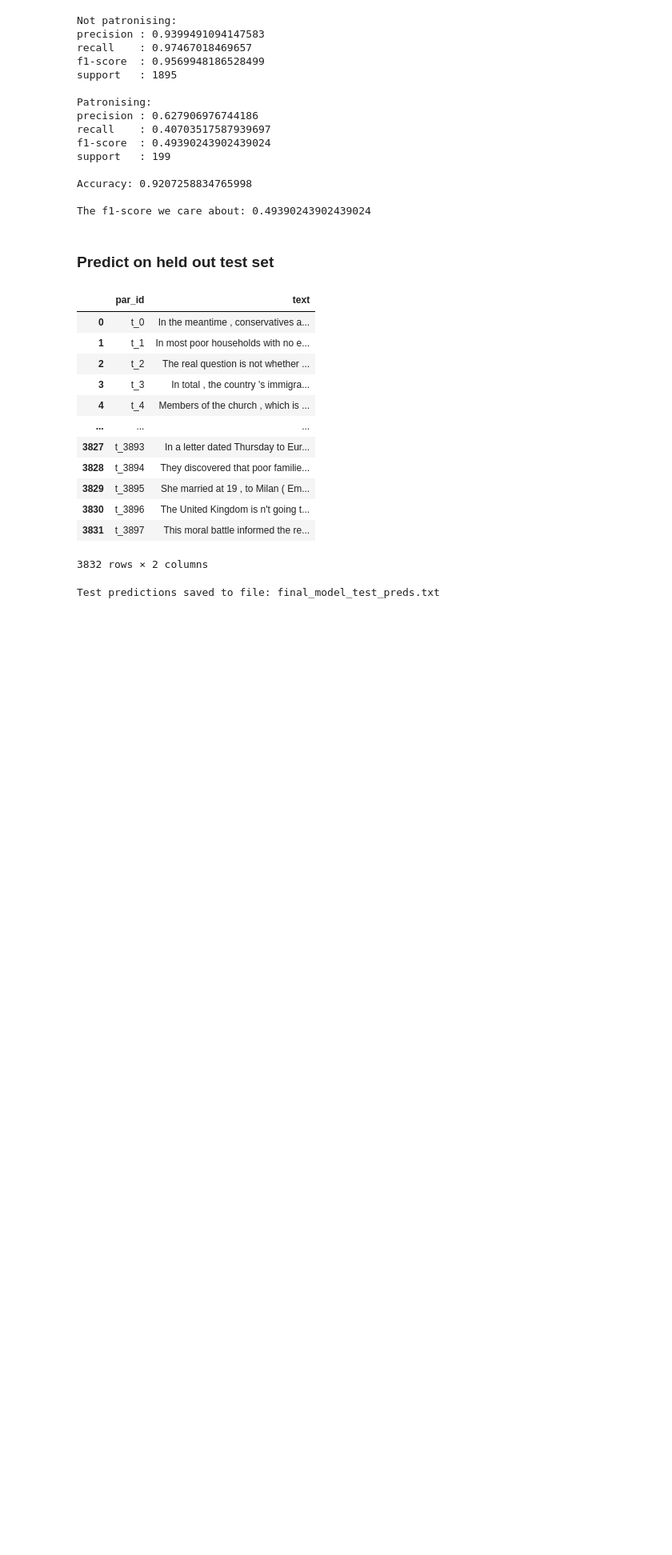
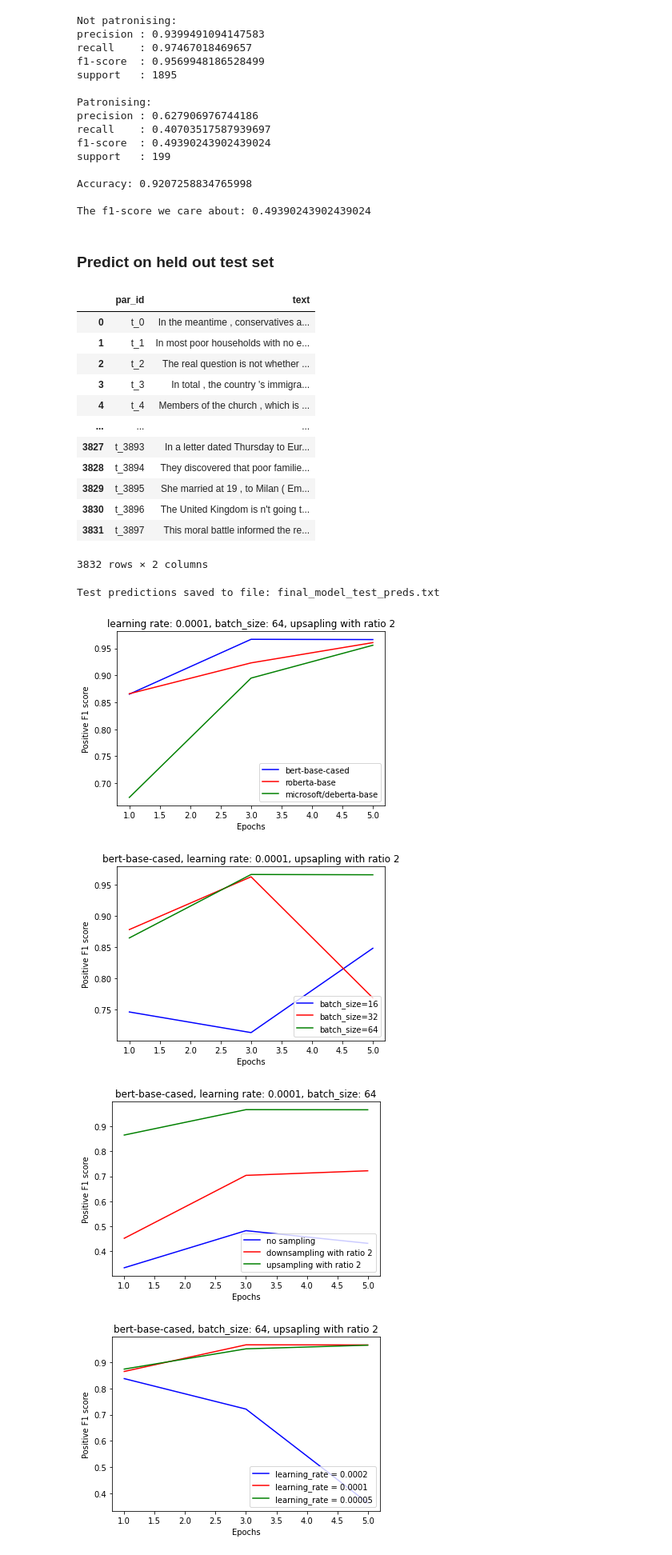
Before and after one commit to Lordkpaj/NLP-Coursework, a Jupyter notebook: solution.ipynb, the cells around one changed output. Shown at 80% size. Saved outputs shown, nothing was run; the diff lists cells and outputs as text; code cells hidden in the pictures; blank space fills up the shorter version.

```diff
--- a/solution.ipynb
+++ b/solution.ipynb
@@ -619,3 +578,79 @@ save_predictions_to_file(test_preds, test_preds_filename)
 print("Test predictions saved to file:", test_preds_filename)
 # %% [output]
 Test predictions saved to file: final_model_test_preds.txt
+# %%
+import matplotlib.pyplot as plt
+
+epoch_options = [1, 3, 5]
+
+plt.ylabel('Positive F1 score')
+plt.xlabel('Epochs')
+plt.title(f"learning rate: {optimal_hyperparams['learning_rate'].item()}, batch_size: {optimal_hyperparams['batch_size'].item()}, upsapling with ratio {optimal_hyperparams['sampling_ratio'].item()}")
+asd = reports[reports['learning_rate']==optimal_hyperparams['learning_rate'].item()] \
+             [reports['batch_size']==optimal_hyperparams['batch_size'].item()] \
+             [reports['sampling']==optimal_hyperparams['sampling'].item()] \
+             [reports['sampling_ratio']==optimal_hyperparams['sampling_ratio'].item()] \
+             ['pos_f1-score']
+asd1 = list(asd[reports['pretrained_model_name']=='bert-base-cased'])
+asd2 = list(asd[reports['pretrained_model_name']=='roberta-base'])
+asd3 = list(asd[reports['pretrained_model_name']=='microsoft/deberta-base'])
+plt.plot(epoch_options, asd1, 'b', label='bert-base-cased')
+plt.plot(epoch_options, asd2, 'r', label='roberta-base')
+plt.plot(epoch_options, asd3, 'g', label='microsoft/deberta-base')
+plt.legend(loc='lower right')
+plt.show()
+
+plt.ylabel('Positive F1 score')
+plt.xlabel('Epochs')
+plt.title(f"{optimal_hyperparams['pretrained_model_name'].item()}, learning rate: {optimal_hyperparams['learning_rate'].item()}, upsapling with ratio {optimal_hyperparams['sampling_ratio'].item()}")
+asd = reports[reports['learning_rate']==optimal_hyperparams['learning_rate'].item()] \
+             [reports['pretrained_model_name']==optimal_hyperparams['pretrained_model_name'].item()] \
+             [reports['sampling']==optimal_hyperparams['sampling'].item()] \
+             [reports['sampling_ratio']==optimal_hyperparams['sampling_ratio'].item()] \
+             ['pos_f1-score']
+asd1 = list(asd[reports['batch_size']==16])
+asd2 = list(asd[reports['batch_size']==32])
+asd3 = list(asd[reports['batch_size']==64])
+plt.plot(epoch_options, asd1, 'b', label='batch_size=16')
+plt.plot(epoch_options, asd2, 'r', label='batch_size=32')
+plt.plot(epoch_options, asd3, 'g', label='batch_size=64')
+plt.legend(loc='lower right')
+plt.show()
+
+plt.ylabel('Positive F1 score')
+plt.xlabel('Epochs')
+plt.title(f"{optimal_hyperparams['pretrained_model_name'].item()}, learning rate: {optimal_hyperparams['learning_rate'].item()}, batch_size: {optimal_hyperparams['batch_size'].item()}")
+asd = reports[reports['learning_rate']==optimal_hyperparams['learning_rate'].item()] \
+             [reports['batch_size']==optimal_hyperparams['batch_size'].item()] \
+             [reports['pretrained_model_name']==optimal_hyperparams['pretrained_model_name'].item()] \
+             ['pos_f1-score']
+asd1 = list(asd[reports['sampling']==0])
+asd2 = list(asd[reports['sampling']==1])
+asd3 = list(asd[reports['sampling']==2])
+plt.plot(epoch_options, asd1, 'b', label='no sampling')
+plt.plot(epoch_options, asd2, 'r', label='downsampling with ratio 2')
+plt.plot(epoch_options, asd3, 'g', label='upsampling with ratio 2')
+plt.legend(loc='lower right')
+plt.show()
+
+plt.ylabel('Positive F1 score')
+plt.xlabel('Epochs')
+plt.title(f"{optimal_hyperparams['pretrained_model_name'].item()}, batch_size: {optimal_hyperparams['batch_size'].item()}, upsapling with ratio {optimal_hyperparams['sampling_ratio'].item()}")
+asd = reports[reports['batch_size']==optimal_hyperparams['batch_size'].item()] \
+             [reports['pretrained_model_name']==optimal_hyperparams['pretrained_model_name'].item()] \
+             [reports['sampling']==optimal_hyperparams['sampling'].item()] \
+             [reports['sampling_ratio']==optimal_hyperparams['sampling_ratio'].item()] \
+             ['pos_f1-score']
+asd1 = list(asd[reports['learning_rate']==0.0002])
+asd2 = list(asd[reports['learning_rate']==0.0001])
+asd3 = list(asd[reports['learning_rate']==0.00005])
+plt.plot(epoch_options, asd1, 'b', label='learning_rate = 0.0002')
+plt.plot(epoch_options, asd2, 'r', label='learning_rate = 0.0001')
+plt.plot(epoch_options, asd3, 'g', label='learning_rate = 0.00005')
+plt.legend(loc='lower right')
+plt.show()
+# %% [output]
+[figure, added]
+[figure, added]
+[figure, added]
+[figure, added]
```
Also changed, not shown: parts of 3 cells of this notebook.
